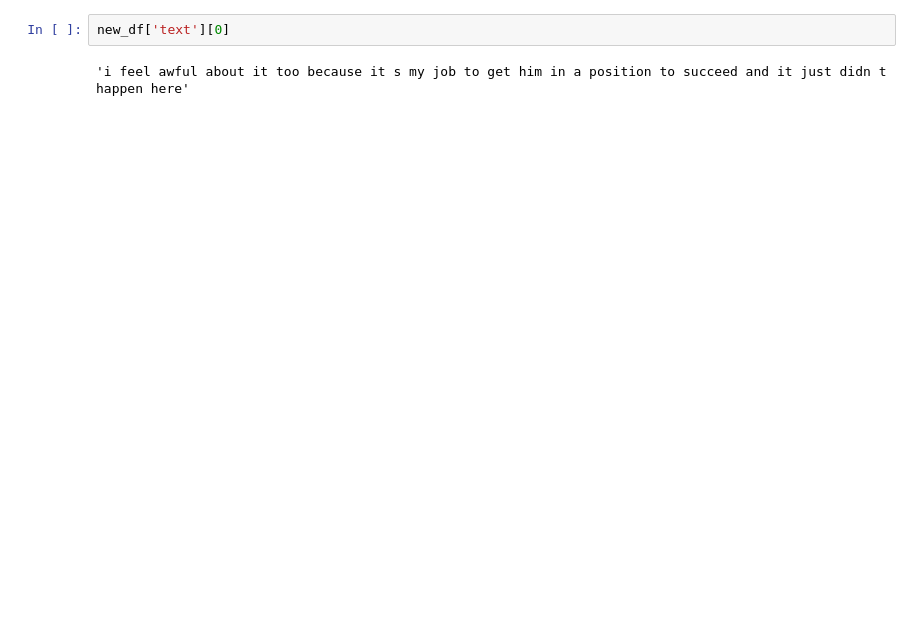
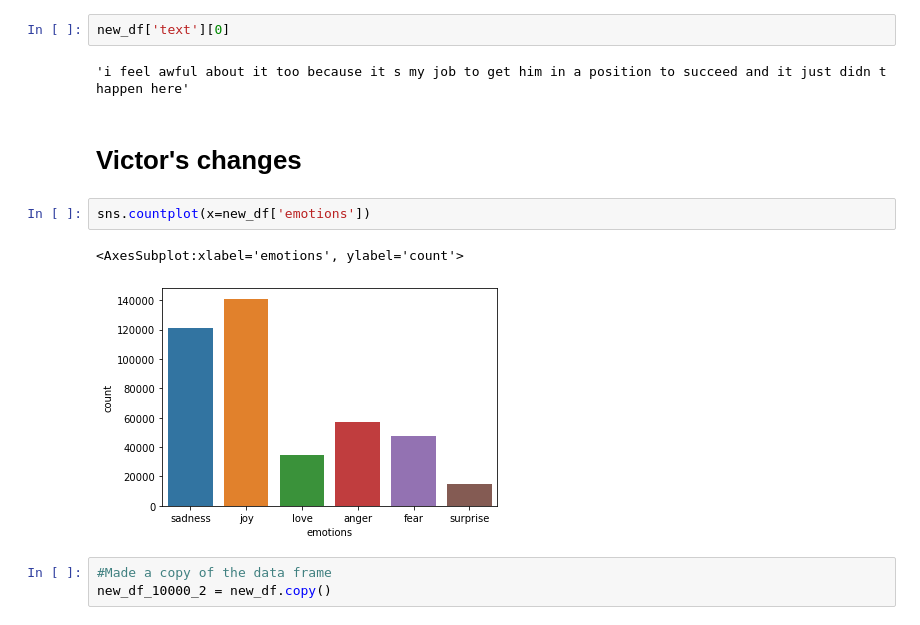
Before and after one commit to 112523chen/Project_SA_CTP, a Jupyter notebook: research.ipynb, the cells around one changed output. Cells and saved outputs as stored; diff of their text form; blank space fills up the shorter version.

```diff
--- a/research.ipynb
+++ b/research.ipynb
@@ -481,3 +481,13 @@ sns.countplot(x=new_df_10_000['emotions'])
 new_df['text'][0]
 # %% [output]
 'i feel awful about it too because it s my job to get him in a position to succeed and it just didn t happen here'
+# %% [markdown]
+# Victor's changes
+# %%
+sns.countplot(x=new_df['emotions'])
+# %% [output]
+<AxesSubplot:xlabel='emotions', ylabel='count'>
+[figure, added]
+# %%
+#Made a copy of the data frame
+new_df_10000_2 = new_df.copy()
```
Also changed, not shown: parts of 14 cells of this notebook.
